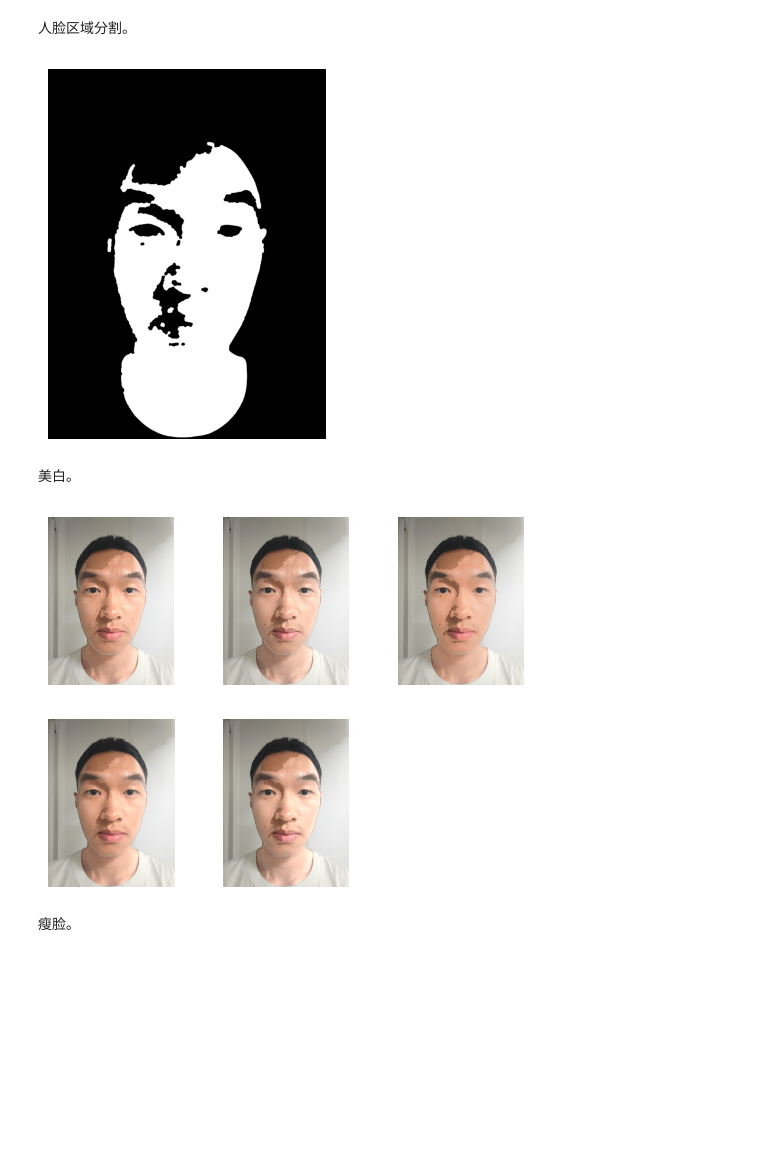
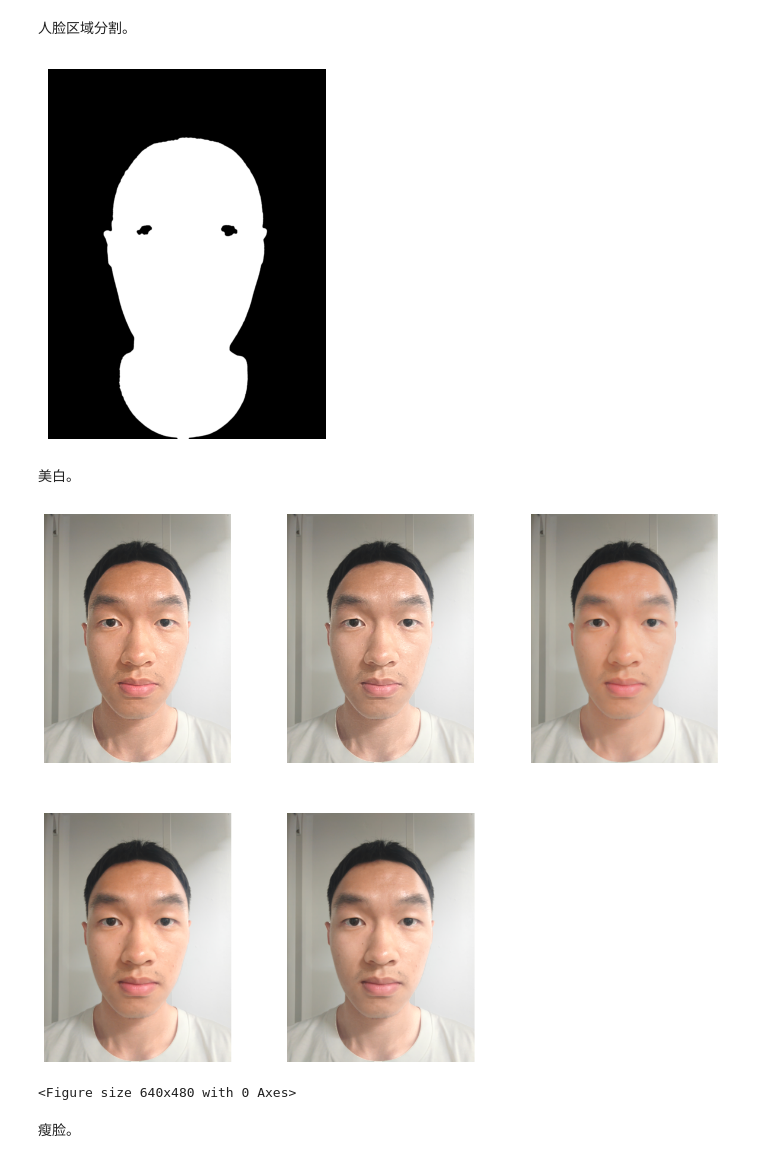
Before and after one commit to DerrickMarcus/digital-image-project, a Jupyter notebook: src/test.ipynb, the cells around one changed output. Drawn from its saved outputs; the diff is of its cells as text; code cells hidden in the pictures; blank space fills up the shorter version.

Commit message:
feat: detect face region

```diff
--- a/src/test.ipynb
+++ b/src/test.ipynb
@@ -55,12 +56,12 @@ plt.show()
 # %% [markdown]
 预处理，中值滤波+高斯滤波。
 # %%
-img2 = median_filter(img1, k_size=9)
+img2 = median_filter(img1, k_size=5)
 plt.imshow(cv2.cvtColor(img2, cv2.COLOR_BGR2RGB))
 plt.axis("off")
 plt.show()
 
-img3 = gaussian_filter(img2, k_size=25, sigma=2.0)
+img3 = gaussian_filter(img2, k_size=15, sigma=2.0)
 plt.imshow(cv2.cvtColor(img3, cv2.COLOR_BGR2RGB))
 plt.axis("off")
 plt.show()
@@ -70,7 +71,7 @@ plt.show()
 # %% [markdown]
 预处理，拉普拉斯锐化。
 # %%
-img4 = laplacian_sharpen(img3, alpha=1, k_size=1)
+img4 = laplacian_sharpen(img3, alpha=1.0, k_size=1)
 plt.imshow(cv2.cvtColor(img4, cv2.COLOR_BGR2RGB))
 plt.axis("off")
 # %% [output]
@@ -84,41 +85,51 @@ plt.imshow(face_mask, cmap="gray")
 plt.axis("off")
 plt.show()
 # %% [output]
-[figure, old version]
+[figure, new version]
 # %% [markdown]
 美白。
 # %%
+plt.figure(figsize=(15, 12))
+
 plt.subplot(2, 3, 1)
-img51 = whiten_hsi_clahe(img4, face_mask, 2, (200, 200))
+img51 = whiten_hsi_clahe(
+    img4, face_mask, clip_limit=2, tile_grid_size=(200, 200), k_size=21
+)
 plt.imshow(cv2.cvtColor(img51, cv2.COLOR_BGR2RGB))
 plt.axis("off")
 # plt.show()
 
 plt.subplot(2, 3, 2)
-img52 = whiten_lab_clahe(img4, face_mask, 2.0, (200, 200))
+img52 = whiten_lab_clahe(
+    img4, face_mask, clip_limit=2, tile_grid_size=(200, 200), k_size=21
+)
 plt.imshow(cv2.cvtColor(img52, cv2.COLOR_BGR2RGB))
 plt.axis("off")
 # plt.show()
 
 plt.subplot(2, 3, 3)
-img53 = whiten_hsi_gamma(img4, face_mask, gamma=0.65)
+img53 = whiten_hsi_gamma(img4, face_mask, gamma=0.7, k_size=21)
 plt.imshow(cv2.cvtColor(img53, cv2.COLOR_BGR2RGB))
 plt.axis("off")
 # plt.show()
 
 plt.subplot(2, 3, 4)
-img54 = whiten_hsi_gain(img4, face_mask, gain_i=1.2, gain_s=1.0)
+img54 = whiten_hsi_gain(img4, face_mask, gain_i=1.2, gain_s=1.0, k_size=21)
 plt.imshow(cv2.cvtColor(img54, cv2.COLOR_BGR2RGB))
 plt.axis("off")
 # plt.show()
 
 plt.subplot(2, 3, 5)
-img55 = whiten_lab_gain(img4, face_mask, gain_l=1.25, gain_a=1.0, gain_b=1.0)
+img55 = whiten_lab_gain(img4, face_mask, gain_l=1.2, gain_a=1.0, gain_b=1.0, k_size=21)
 plt.imshow(cv2.cvtColor(img55, cv2.COLOR_BGR2RGB))
 plt.axis("off")
 plt.show()
+
+plt.tight_layout()
+plt.show()
 # %% [output]
-[figure, old version]
+[figure, new version]
+<Figure size 640x480 with 0 Axes>
 # %% [markdown]
 瘦脸。
 # %%
```
Also changed, not shown: parts of 5 cells of this notebook, 5 other files.
